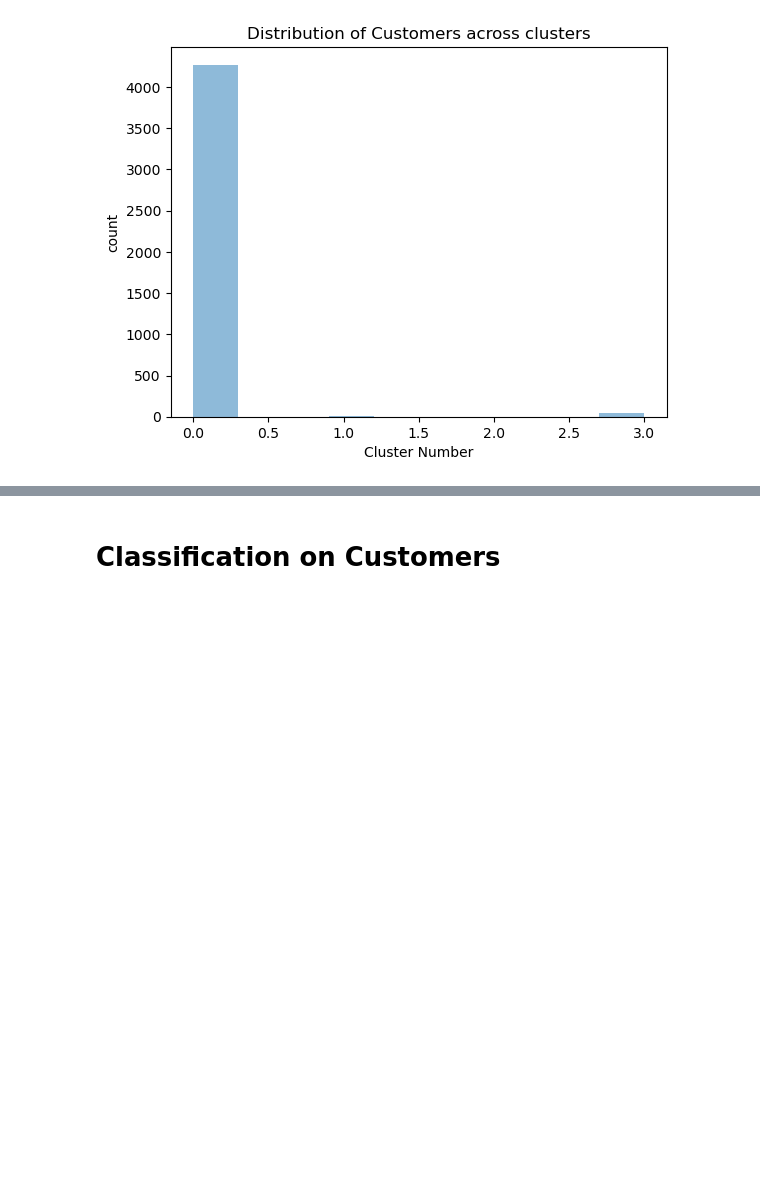
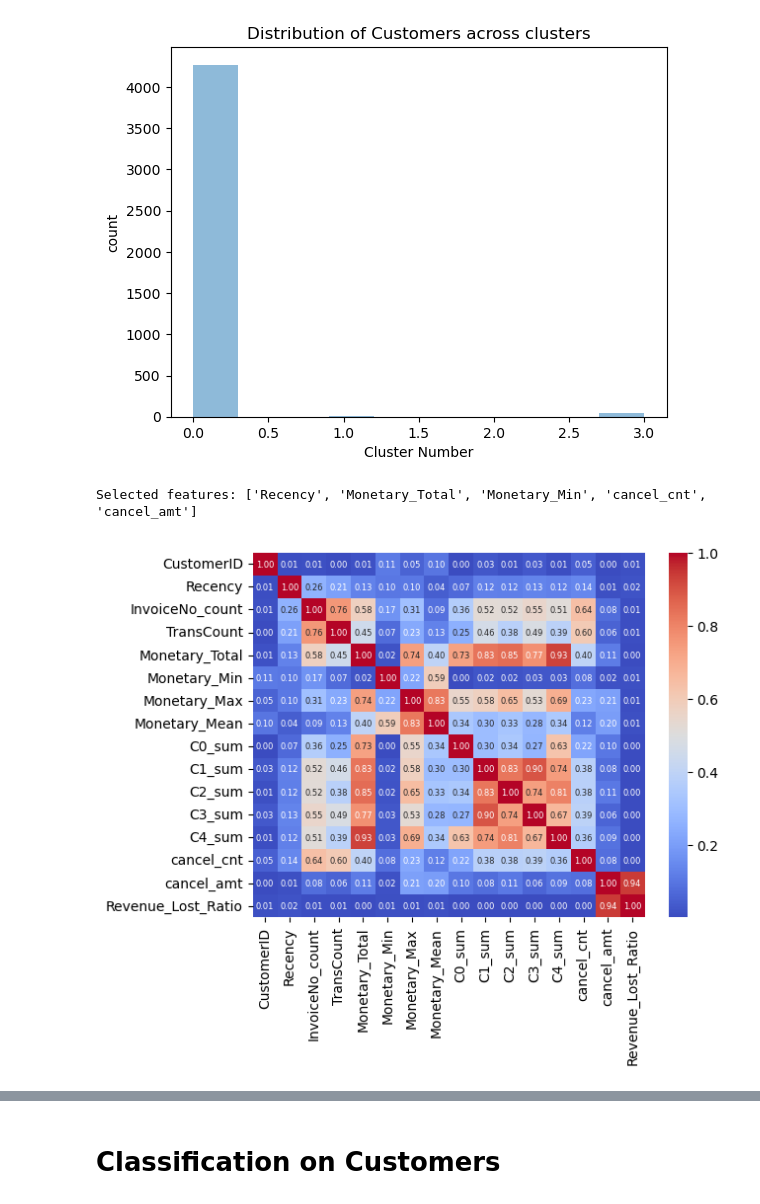
Before and after one commit to shubhjadhav/Customer-Segmentation, a Jupyter notebook: Code/customer-segmentation.ipynb, the cells around one changed output, grey strips where cells are left out. Cells and saved outputs as stored; diff of their text form; code cells hidden in the pictures; blank space fills up the shorter version.

Commit message:
Updated Feature Selection

```diff
--- a/Code/customer-segmentation.ipynb
+++ b/Code/customer-segmentation.ipynb
@@ -861,3 +861,37 @@ For n_clusters = 9 The average silhouette_score is : 0.5
 [figure]
 Give best Cluster 4
 [figure]
+# %%
+from sklearn.feature_selection import VarianceThreshold
+
+from sklearn.feature_selection import SelectKBest, mutual_info_classif
+
+
+
+feature_names = [
+    'Recency', 'TransCount', 'Monetary_Total',
+    'Monetary_Min', 'Monetary_Max', 'Monetary_Mean',
+    'C0_sum', 'C1_sum', 'C2_sum', 'C3_sum', 'C4_sum',
+    'cancel_cnt', 'cancel_amt', 'Revenue_Lost_Ratio'
+]
+X = rfm_df
+# scaler = StandardScaler()
+# X_scaled = scaler.fit_transform(X)
+
+correlation_matrix = X.corr().abs()
+upper_triangle = correlation_matrix.where(np.triu(np.ones(correlation_matrix.shape), k=1).astype(bool))
+to_drop = [column for column in upper_triangle.columns if any(upper_triangle[column] > 0.7)]
+X_selected = X.drop(columns=to_drop)
+selected_feature_names = [feature_names[i] for i in range(len(feature_names)) if feature_names[i] not in to_drop]
+
+print("Selected features:", selected_feature_names)
+# %% [output]
+Selected features: ['Recency', 'Monetary_Total', 'Monetary_Min', 'cancel_cnt', 'cancel_amt']
+# %%
+import seaborn as sns
+
+annot_kws = {'size': 6}
+sns.heatmap(correlation_matrix,  annot=True, cmap='coolwarm', fmt='.2f',annot_kws=annot_kws)
+plt.show()
+# %% [output]
+[figure, added]
```
Also changed, not shown: parts of 2 cells of this notebook.
